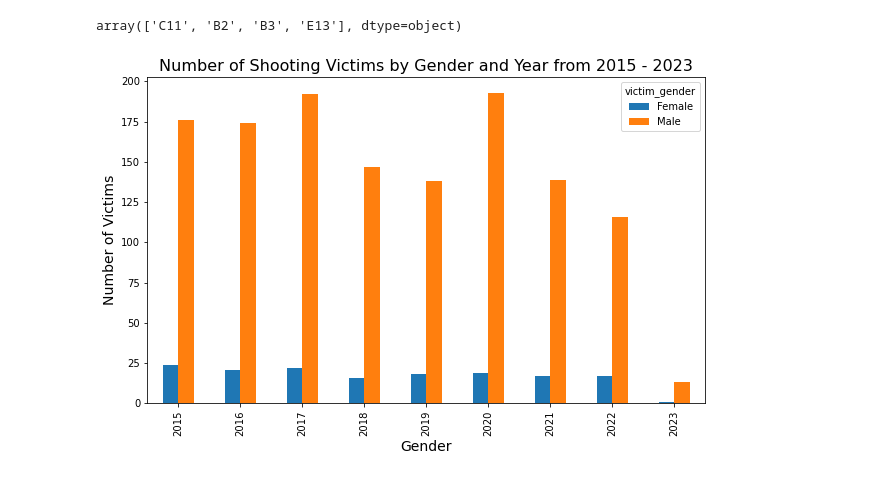
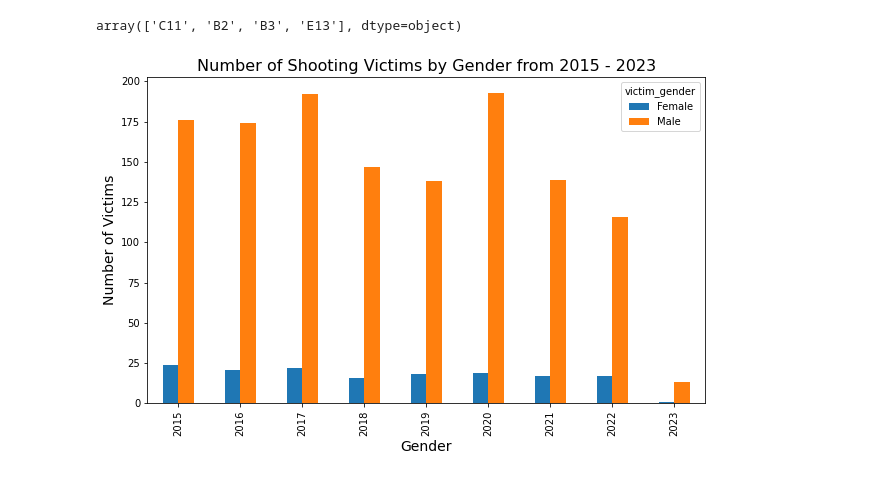
Before and after one commit to BU-Spark/ds-councilor-worrell-gun-violence, a Jupyter notebook: spring23-team-4/deliverables/gun_violence_PatW.ipynb, the cells around one changed output. Cells and saved outputs as stored; diff of their text form; code cells hidden in the pictures.

```diff
--- a/spring23-team-4/deliverables/gun_violence_PatW.ipynb
+++ b/spring23-team-4/deliverables/gun_violence_PatW.ipynb
@@ -677,17 +677,17 @@ array(['C11', 'B2', 'B3', 'E13'], dtype=object)
 # %%
 sd4_df["shooting_date"] = pd.to_datetime(sd4_df["shooting_date"])
 
 gender_year_counts = sd4_df.groupby([sd4_df["shooting_date"].dt.year, "victim_gender"]).size()
 
 gender_year_counts = gender_year_counts.unstack()
 
 gender_year_counts.plot(kind="bar", figsize=(10,6))
 
 plt.xlabel("Gender", fontsize=14)
 plt.ylabel("Number of Victims", fontsize=14)
-plt.title("Number of Shooting Victims by Gender and Year from 2015 - 2023", fontsize=16)
+plt.title("Number of Shooting Victims by Gender from 2015 - 2023", fontsize=16)
 
-
+plt.savefig('Number of Shooting Victims by Gender from 2015 - 2023')
 plt.show()
 # %% [output]
-[figure, old version]
+[figure, new version]
```
